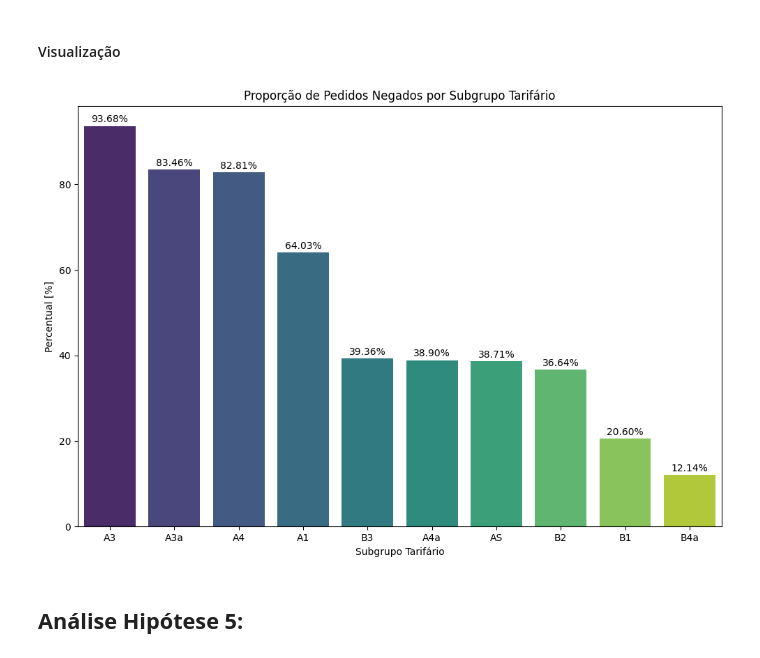
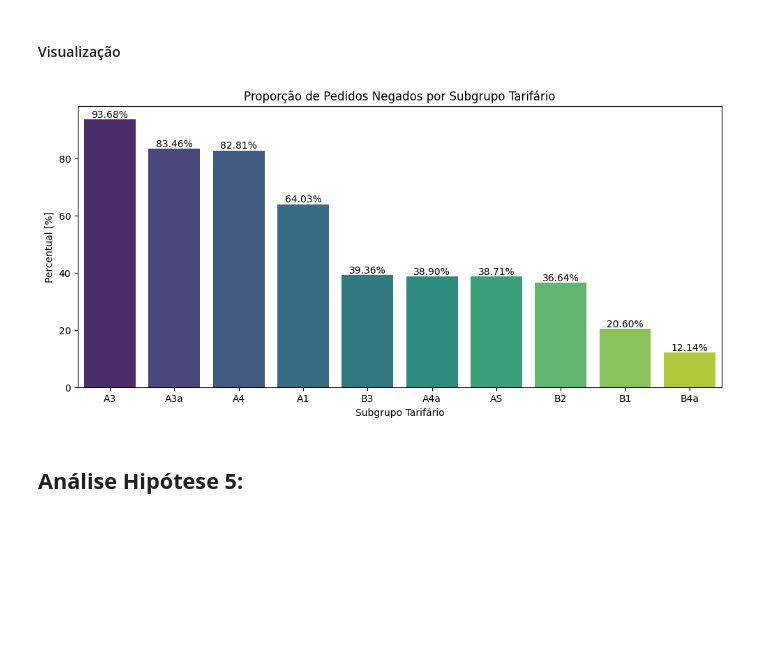
Before and after one commit to arnaldorosentino/MBA_Big_Data_Project, a Jupyter notebook: Projeto_Big_Data_Data_Anaytics.ipynb, the cells around one changed output. Cells and saved outputs as stored; diff of their text form; code cells hidden in the pictures; blank space fills up the shorter version.

```diff
--- a/Projeto_Big_Data_Data_Anaytics.ipynb
+++ b/Projeto_Big_Data_Data_Anaytics.ipynb
@@ -364,7 +349,7 @@ negados_UFs__df = negados_UFs__df.toPandas()
 # Ordenando os resultado
 negados_UFs__df = negados_UFs__df.sort_values(by='Soma_Proportion', ascending=False)
 
-plt.figure(figsize=(11,7))
+plt.figure(figsize=(10,8))
 ax = sns.barplot(data=negados_UFs__df, x='Soma_Proportion', y='SIGLA_UF', palette='viridis', orient='h')
 
 plt.title('Proporção de Pedidos Negados por Estado no Brasil')
@@ -374,7 +359,7 @@ plt.tight_layout()
 
 # Adicionando os rótulos de valores
 for i, value in enumerate(negados_UFs__df['Soma_Proportion']):
-    ax.text(value + 1.3,i, f"{value:.2f}%", ha='center', va='center', fontsize=8)
+    ax.text(value + 1.15,i, f"{value:.2f}%", ha='center', va='center', fontsize=8)
 
 plt.show()
 # %% [output]
@@ -600,24 +577,24 @@ negados_subgrupo_pd = negados_subgrupo_df.toPandas()
 # %%
 # Plot da proporção de pedidos negados por Modalidade de Geração
 
 # Ordenando os resultado
 negados_subgrupo_pd = negados_subgrupo_pd.sort_values(by='Soma_Proportion', ascending=False)
 
-plt.figure(figsize=(10,7))
+plt.figure(figsize=(10,5))
 ax = sns.barplot(data=negados_subgrupo_pd, x='DscSubgrupoTarifario', y='Soma_Proportion', palette='viridis', orient='v')
 
 plt.title('Proporção de Pedidos Negados por Subgrupo Tarifário')
 plt.xlabel('Subgrupo Tarifário')
 plt.ylabel('Percentual [%]')
 plt.tight_layout()
 
 # Adicionando os rótulos de valores
 for i, value in enumerate(negados_subgrupo_pd['Soma_Proportion']):
     ax.text(i, value + 1.5, f"{value:.2f}%", ha='center', va='center', fontsize=10)
 
 plt.show()
 # %% [output]
-[figure, old version]
+[figure, new version]
 # %% [markdown]
 ## **Análise Hipótese 5:**
 # %% [markdown]
```
Also changed, not shown: parts of 9 cells of this notebook.
